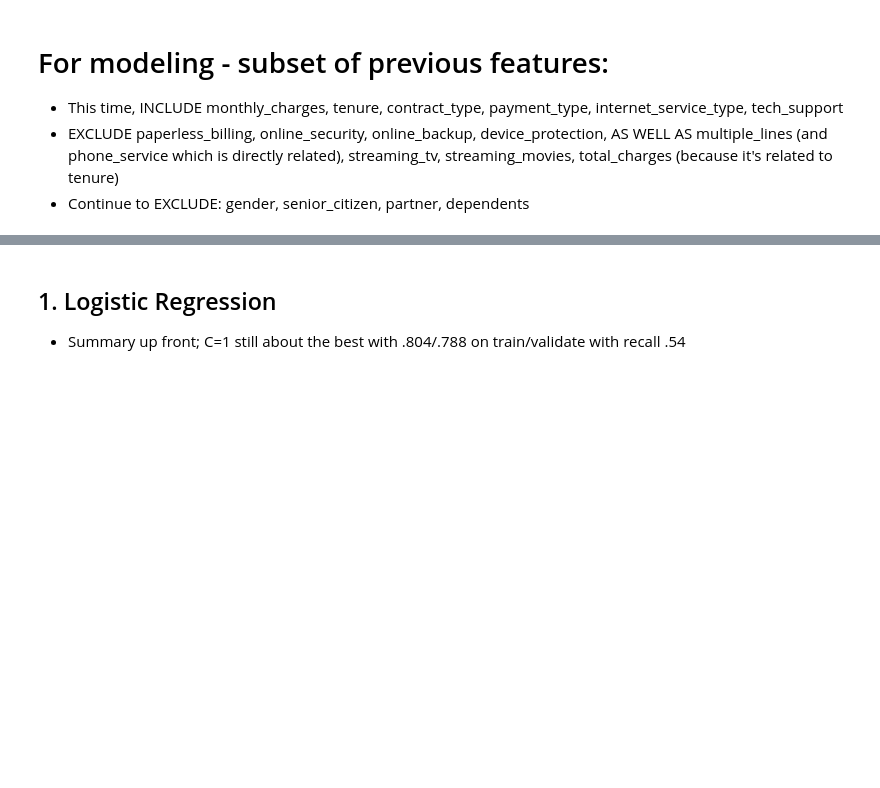
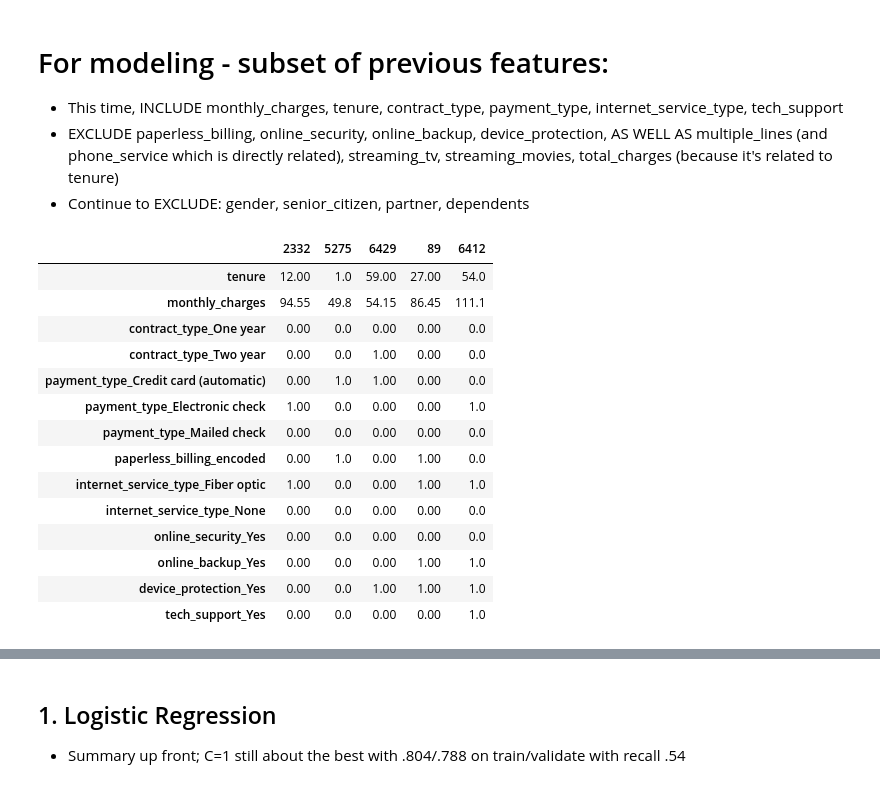
Before and after one commit to corey-hermesch/telco_churn_project, a Jupyter notebook: mvp_model_work.ipynb, the cells around one changed output, grey strips where cells are left out. Saved outputs shown, nothing was run; the diff lists cells and outputs as text; code cells hidden in the pictures; blank space fills up the shorter version.

```diff
--- a/mvp_model_work.ipynb
+++ b/mvp_model_work.ipynb
@@ -377,4 +375,22 @@ plt.grid()
 * This time, INCLUDE monthly_charges, tenure, contract_type, payment_type, internet_service_type, tech_support
 * EXCLUDE paperless_billing, online_security, online_backup, device_protection, AS WELL AS multiple_lines (and phone_service which is directly related), streaming_tv, streaming_movies, total_charges (because it's related to tenure)
 * Continue to EXCLUDE: gender, senior_citizen, partner, dependents
+# %%
+X_train.head().T
+# %% [output]
+|  | 2332 | 5275 | 6429 | 89 | 6412 |
+| tenure | 12.00 | 1.0 | 59.00 | 27.00 | 54.0 |
+| monthly_charges | 94.55 | 49.8 | 54.15 | 86.45 | 111.1 |
+| contract_type_One year | 0.00 | 0.0 | 0.00 | 0.00 | 0.0 |
+| contract_type_Two year | 0.00 | 0.0 | 1.00 | 0.00 | 0.0 |
+| payment_type_Credit card (automatic) | 0.00 | 1.0 | 1.00 | 0.00 | 0.0 |
+| payment_type_Electronic check | 1.00 | 0.0 | 0.00 | 0.00 | 1.0 |
+| payment_type_Mailed check | 0.00 | 0.0 | 0.00 | 0.00 | 0.0 |
+| paperless_billing_encoded | 0.00 | 1.0 | 0.00 | 1.00 | 0.0 |
+| internet_service_type_Fiber optic | 1.00 | 0.0 | 0.00 | 1.00 | 1.0 |
+| internet_service_type_None | 0.00 | 0.0 | 0.00 | 0.00 | 0.0 |
+| online_security_Yes | 0.00 | 0.0 | 0.00 | 0.00 | 0.0 |
+| online_backup_Yes | 0.00 | 0.0 | 0.00 | 1.00 | 1.0 |
+| device_protection_Yes | 0.00 | 0.0 | 1.00 | 1.00 | 1.0 |
+| tech_support_Yes | 0.00 | 0.0 | 0.00 | 0.00 | 1.0 |
 # %%
```
Also changed, not shown: parts of 39 cells of this notebook, 6 other files.
